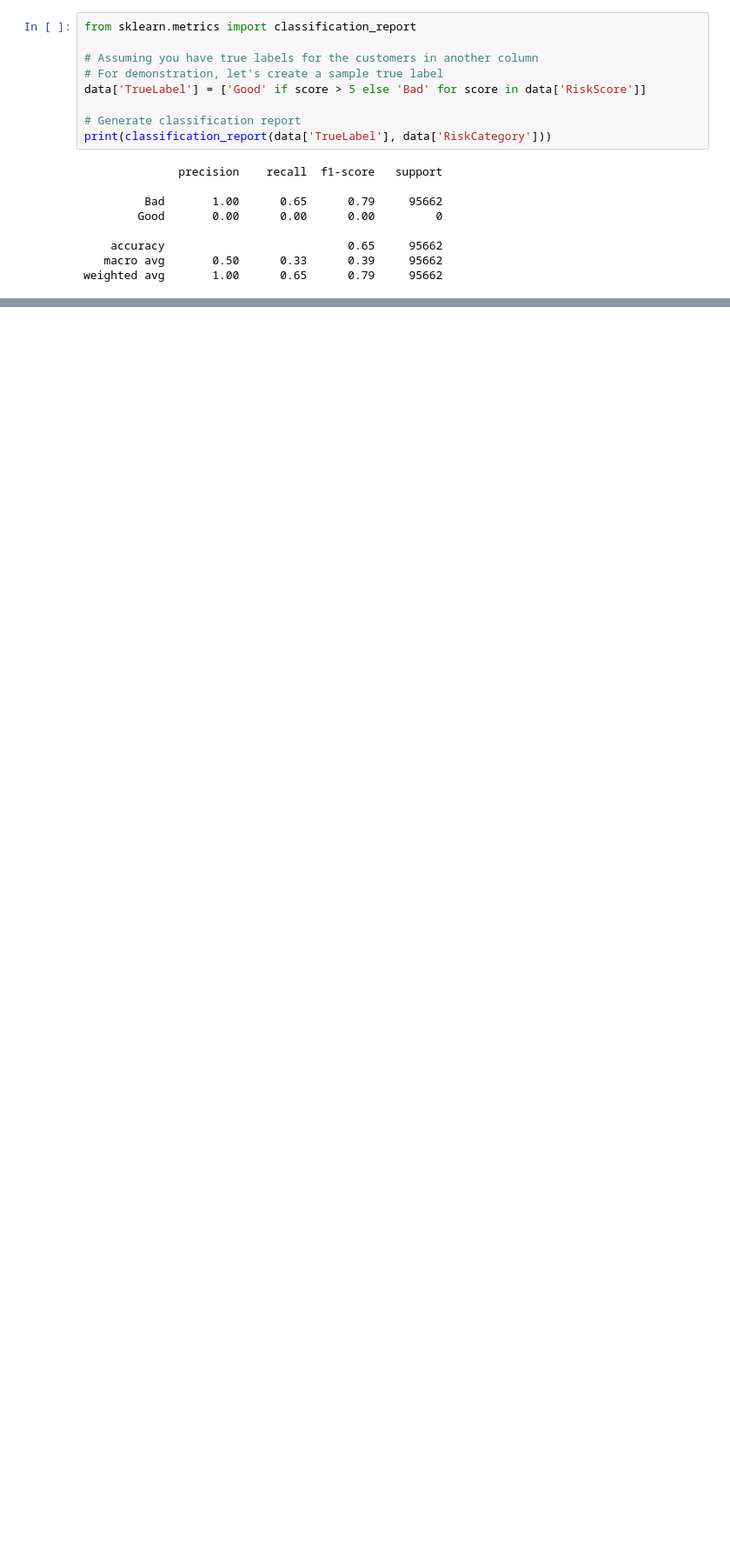
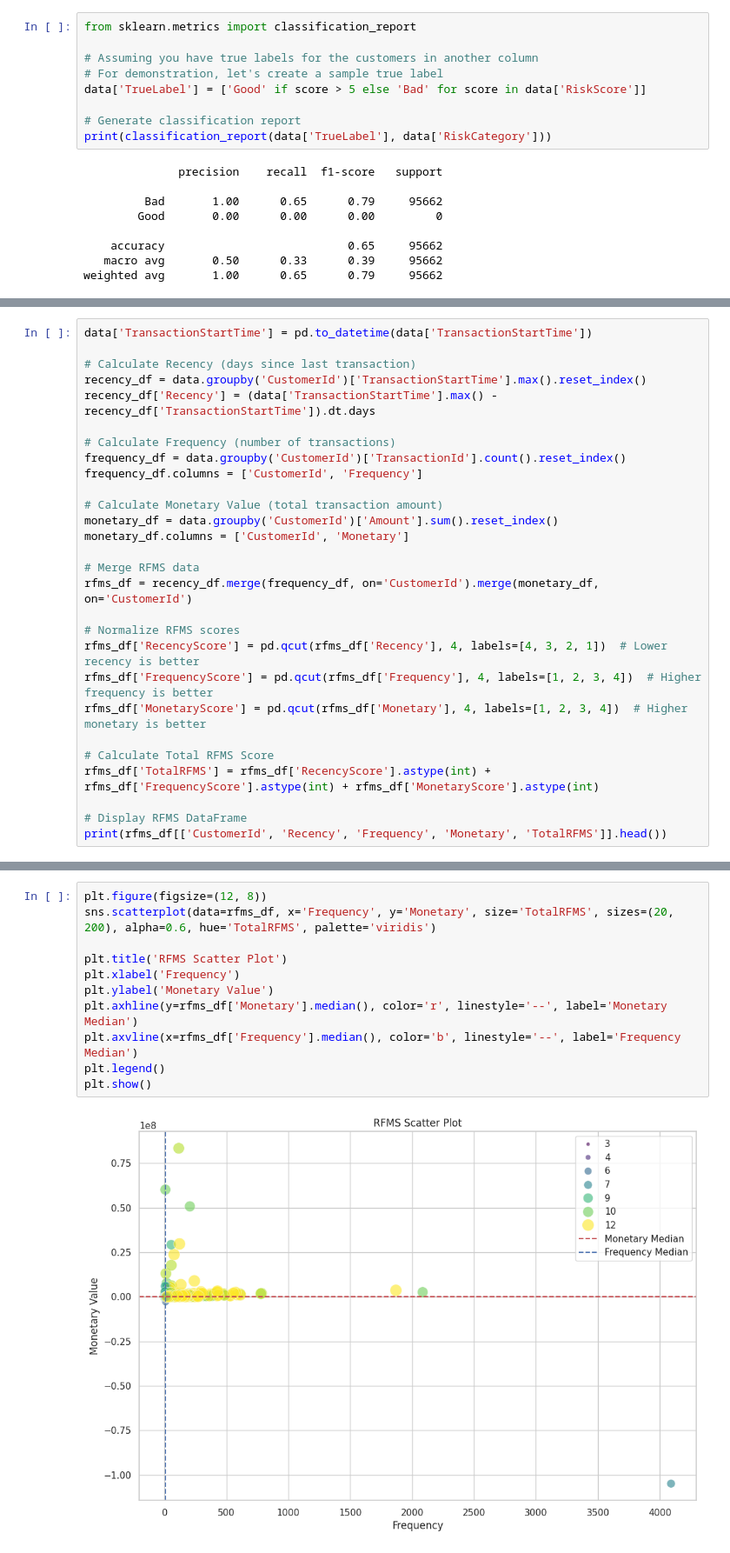
Before and after one commit to amannnnnyyyy/Credit-Scoring_and_Risk-Analysis, a Jupyter notebook: notebooks/credit_scoring_bati.ipynb, the cells around one changed output, grey strips where cells are left out. Shown: that part at 87% size. Cells and saved outputs as stored; diff of their text form; blank space fills up the shorter version.

```diff
--- a/notebooks/credit_scoring_bati.ipynb
+++ b/notebooks/credit_scoring_bati.ipynb
@@ -489,0 +492,28 @@ weighted avg       1.00      0.65      0.79     95662
+# %%
+data['TransactionStartTime'] = pd.to_datetime(data['TransactionStartTime'])
+
+# Calculate Recency (days since last transaction)
+recency_df = data.groupby('CustomerId')['TransactionStartTime'].max().reset_index()
+recency_df['Recency'] = (data['TransactionStartTime'].max() - recency_df['TransactionStartTime']).dt.days
+
+# Calculate Frequency (number of transactions)
+frequency_df = data.groupby('CustomerId')['TransactionId'].count().reset_index()
+frequency_df.columns = ['CustomerId', 'Frequency']
+
+# Calculate Monetary Value (total transaction amount)
+monetary_df = data.groupby('CustomerId')['Amount'].sum().reset_index()
+monetary_df.columns = ['CustomerId', 'Monetary']
+
+# Merge RFMS data
+rfms_df = recency_df.merge(frequency_df, on='CustomerId').merge(monetary_df, on='CustomerId')
+
+# Normalize RFMS scores
+rfms_df['RecencyScore'] = pd.qcut(rfms_df['Recency'], 4, labels=[4, 3, 2, 1])  # Lower recency is better
+rfms_df['FrequencyScore'] = pd.qcut(rfms_df['Frequency'], 4, labels=[1, 2, 3, 4])  # Higher frequency is better
+rfms_df['MonetaryScore'] = pd.qcut(rfms_df['Monetary'], 4, labels=[1, 2, 3, 4])  # Higher monetary is better
+
+# Calculate Total RFMS Score
+rfms_df['TotalRFMS'] = rfms_df['RecencyScore'].astype(int) + rfms_df['FrequencyScore'].astype(int) + rfms_df['MonetaryScore'].astype(int)
+
+# Display RFMS DataFrame
+print(rfms_df[['CustomerId', 'Recency', 'Frequency', 'Monetary', 'TotalRFMS']].head())
@@ -489,0 +527,13 @@ weighted avg       1.00      0.65      0.79     95662
+# %%
+plt.figure(figsize=(12, 8))
+sns.scatterplot(data=rfms_df, x='Frequency', y='Monetary', size='TotalRFMS', sizes=(20, 200), alpha=0.6, hue='TotalRFMS', palette='viridis')
+
+plt.title('RFMS Scatter Plot')
+plt.xlabel('Frequency')
+plt.ylabel('Monetary Value')
+plt.axhline(y=rfms_df['Monetary'].median(), color='r', linestyle='--', label='Monetary Median')
+plt.axvline(x=rfms_df['Frequency'].median(), color='b', linestyle='--', label='Frequency Median')
+plt.legend()
+plt.show()
+# %% [output]
+[figure, added]
```
Also changed, not shown: parts of 4 cells of this notebook.
